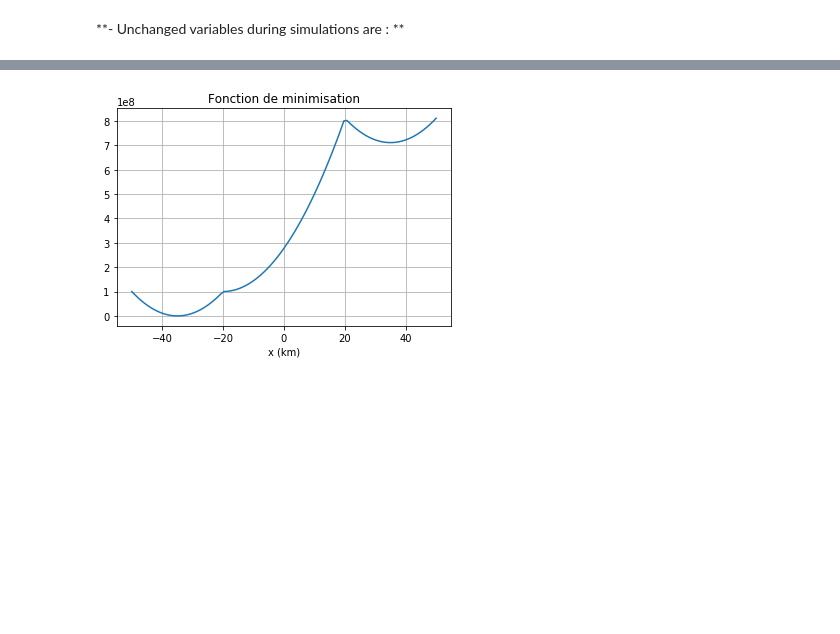
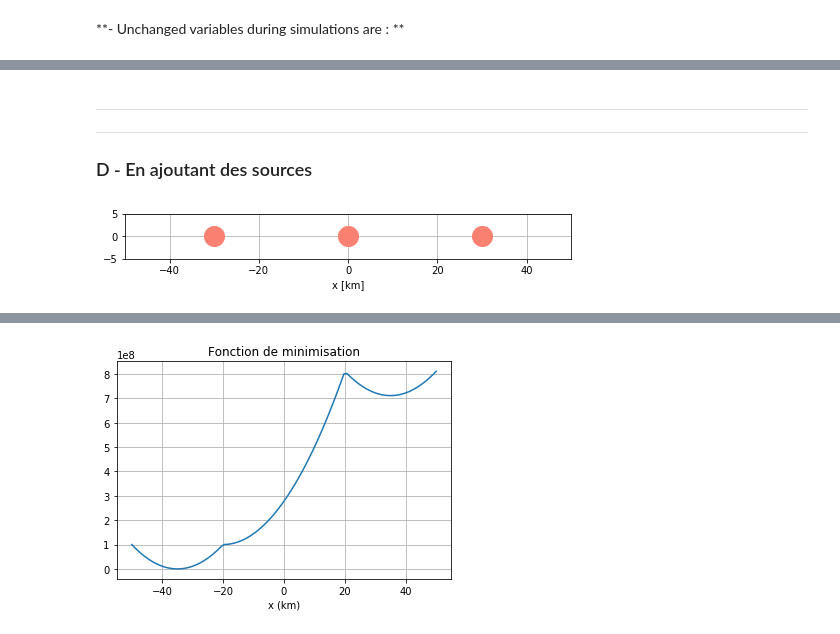
Before and after one commit to ponchama/Cognac_Acoustique, a Jupyter notebook: Geolocation/geolocation_1D.ipynb, the cells around one changed output, grey strips where cells are left out. Cells and saved outputs as stored; diff of their text form; code cells hidden in the pictures; blank space fills up the shorter version.

```diff
--- a/Geolocation/geolocation_1D.ipynb
+++ b/Geolocation/geolocation_1D.ipynb
@@ -134,0 +329,25 @@ s.dx  : [array([2.87740734]), array([6.44599459])]
+# %% [markdown]
+---
+---
+### D - En ajoutant des sources
+# %%
+### create an ensemble of sources
+dx=50. *1.e3 # in meters
+sources3=[]
+sources3.append(source( dx*0., 0))
+sources3.append(source(-dx*.6, 0))
+sources3.append(source( dx*.6, 0))
+Ns = len(sources3)
+
+### plot
+plt.figure(figsize=(8,3))
+ax=plt.subplot(111)
+[s.plot() for s in sources3]
+plt.ylim([-5, 5])
+plt.xlim([-dx/1000.,dx/1000.])
+ax.grid()
+ax.set_aspect('equal')
+plt.xlabel('x [km]')
+plt.show()
+# %% [output]
+[figure, added]
```
Also changed, not shown: parts of 97 cells of this notebook, 1 other file.
